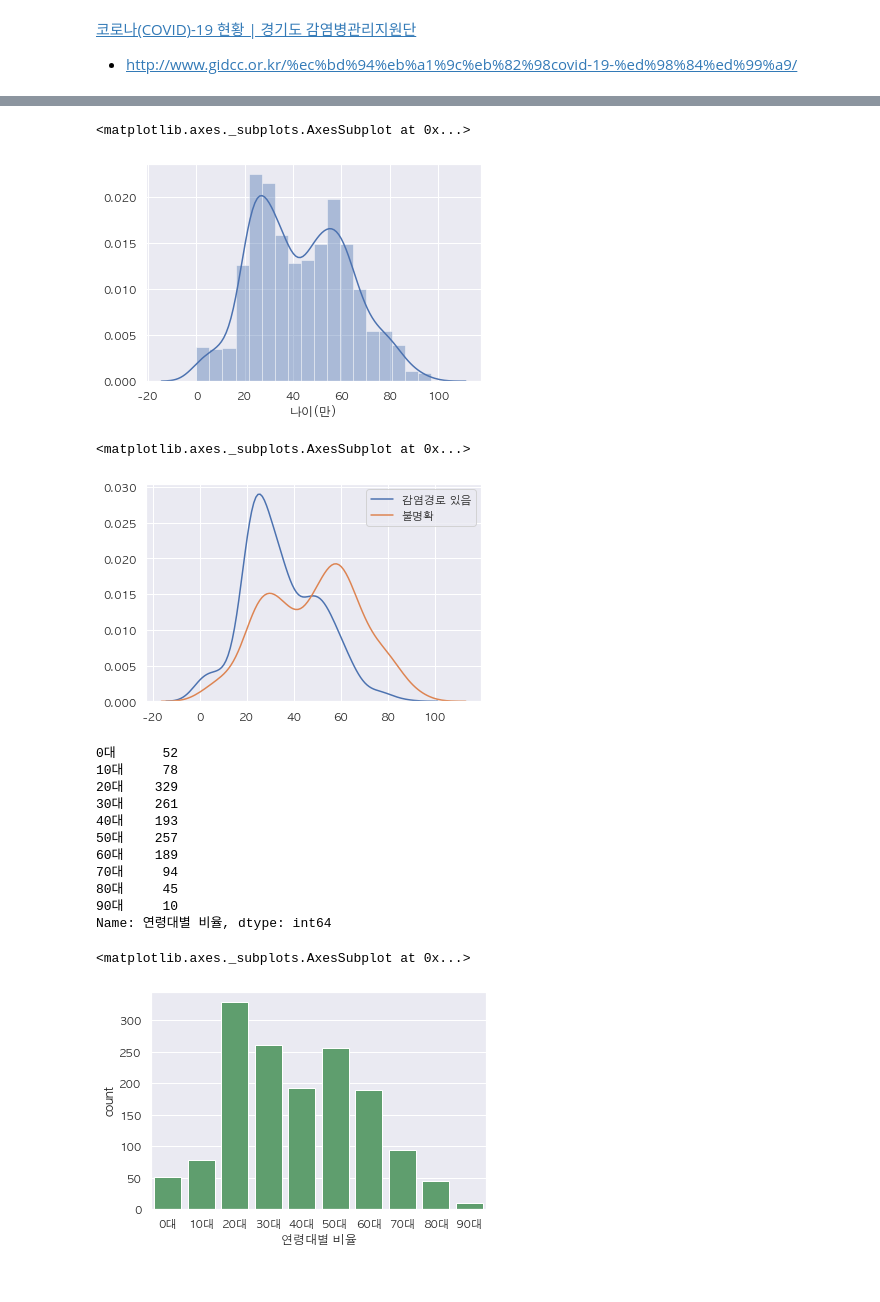
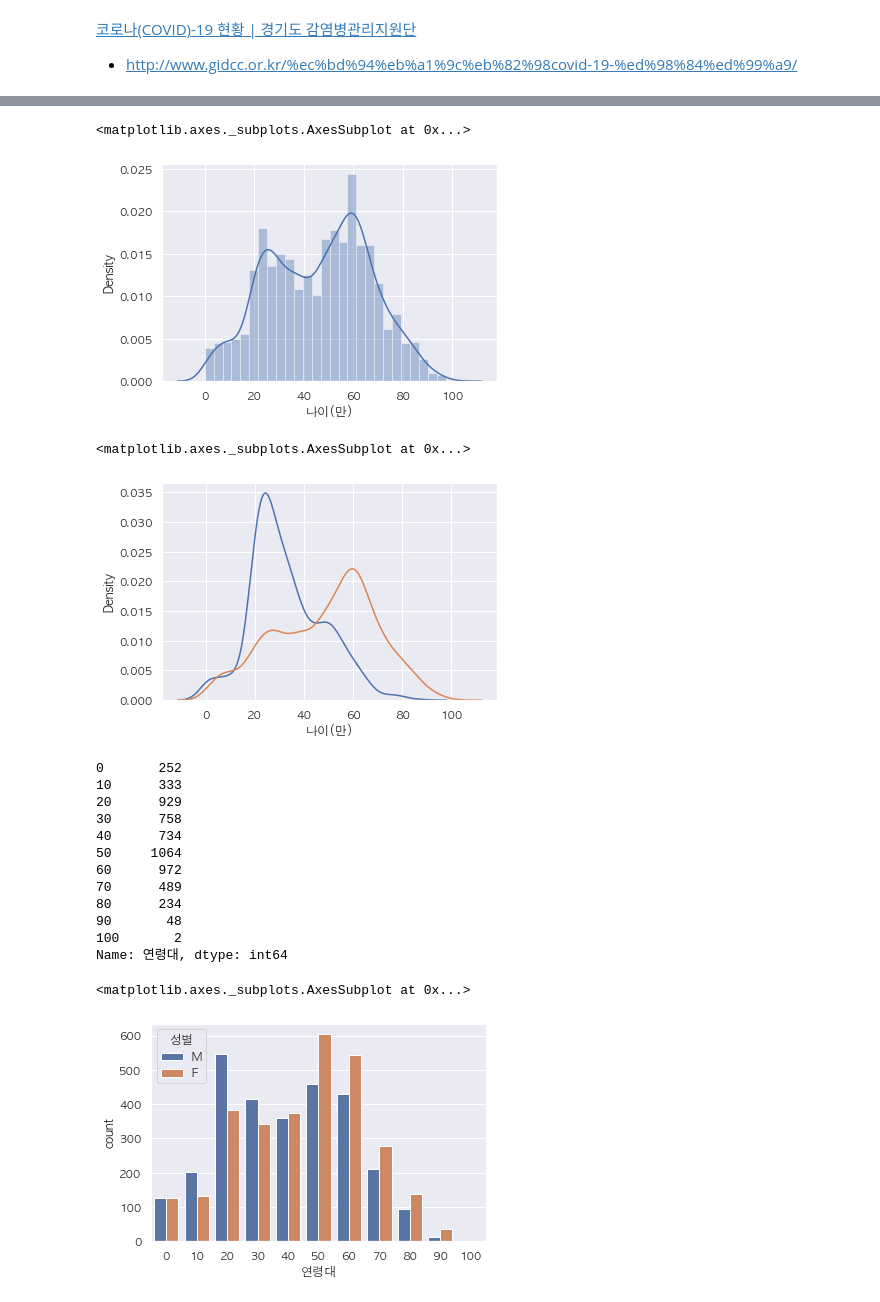
Before and after one commit to corazzon/COVID-19-eda, a Jupyter notebook: covid19-gg.ipynb, the cells around one changed output, grey strips where cells are left out. Cells and saved outputs as stored; diff of their text form; code cells hidden in the pictures.

```diff
--- a/covid19-gg.ipynb
+++ b/covid19-gg.ipynb
@@ -9,6 +9,6 @@ import matplotlib.pyplot as plt
 
 sns.set(font="AppleGothic", rc={"axes.unicode_minus": False})
 # %%
-df = pd.read_csv("data/covid19_gg.csv")
+df = pd.read_csv("data/gidcc_covid19.csv", encoding="utf-8")
 df.shape
 # %% [output]
@@ -189,7 +183,7 @@ Name: 감염경로, dtype: int64
 sns.distplot(df["나이(만)"])
 # %% [output]
 <matplotlib.axes._subplots.AxesSubplot at 0x...>
-[figure, old version]
+[figure, new version]
 # %%
 age = df.loc[df["감염경로"] != "불명확", "나이(만)"]
 null_age = df.loc[df["감염경로"] == "불명확", "나이(만)"]
@@ -197,27 +191,28 @@ sns.kdeplot(age, label="감염경로 있음")
 sns.kdeplot(null_age, label="불명확")
 # %% [output]
 <matplotlib.axes._subplots.AxesSubplot at 0x...>
-[figure, old version]
+[figure, new version]
 # %%
-age_count = df["연령대별 비율"].value_counts().sort_index()
+age_count = df["연령대"].value_counts().sort_index()
 age_count
 # %% [output]
-0대      52
-10대     78
-20대    329
-30대    261
-40대    193
-50대    257
-60대    189
-70대     94
-80대     45
-90대     10
-Name: 연령대별 비율, dtype: int64
+0       252
+10      333
+20      929
+30      758
+40      734
+50     1064
+60      972
+70      489
+80      234
+90       48
+100       2
+Name: 연령대, dtype: int64
 # %%
-sns.countplot(data=df, x="연령대별 비율", order=age_count.index, color="g")
+sns.countplot(data=df, x="연령대", hue="성별")
 # %% [output]
 <matplotlib.axes._subplots.AxesSubplot at 0x...>
-[figure, old version]
+[figure, new version]
 # %%
 import plotly.graph_objects as go
 
```
Also changed, not shown: parts of 21 cells of this notebook.
